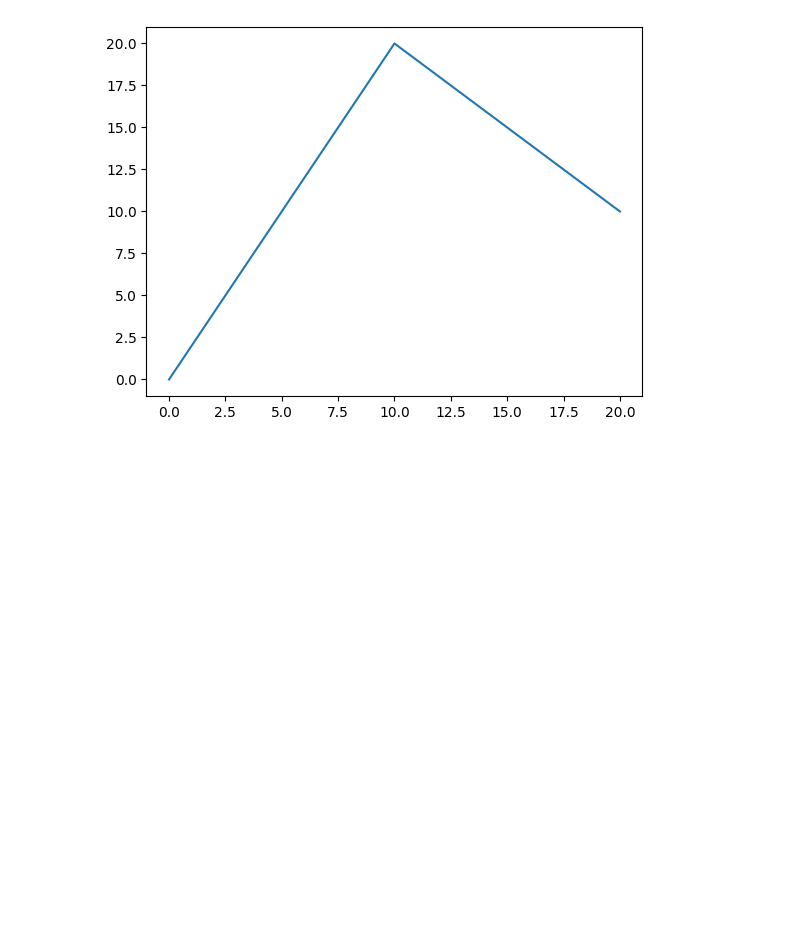
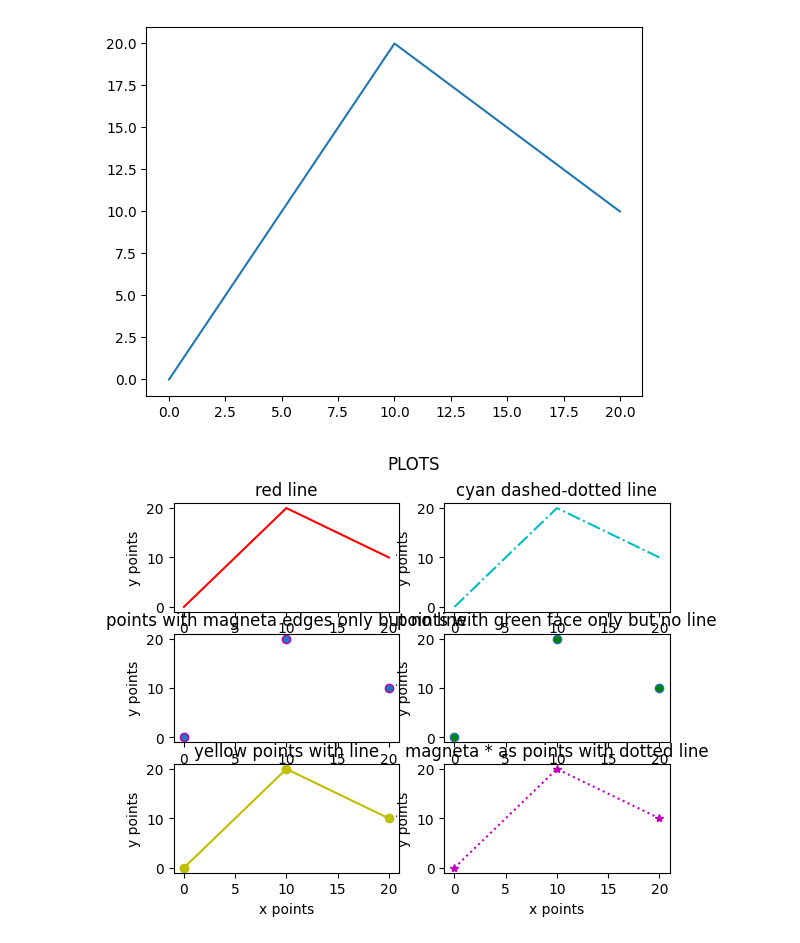
Before and after one commit to TaRa1999R/Data_Science, a Jupyter notebook: assignment36/3_matplotlib.ipynb, the cells around one changed output. Cells and saved outputs as stored; diff of their text form; code cells hidden in the pictures; blank space fills up the shorter version.

```diff
--- a/assignment36/3_matplotlib.ipynb
+++ b/assignment36/3_matplotlib.ipynb
@@ -13,38 +13,40 @@ plt.show ()
 plt.subplot (3 , 2 , 1)
 plt.plot (x , y , color = 'red')
 plt.xlabel ('x points')
 plt.ylabel ('y points')
 plt.title ('red line')
 
 plt.subplot (3 , 2 , 2)
 plt.plot (x , y , '-.' ,color = 'c')
 plt.xlabel ('x points')
 plt.ylabel ('y points')
 plt.title ('cyan dashed-dotted line')
 
 plt.subplot (3 , 2 , 3)
-plt.plot (x , y , 'o' , )
+plt.plot (x , y , 'o' , mec = 'm' )
 plt.xlabel ('x points')
 plt.ylabel ('y points')
-plt.title ('red line')
+plt.title ('points with magneta edges only but no line')
 
 plt.subplot (3 , 2 , 4)
-plt.plot (x , y , color = 'red')
+plt.plot (x , y , 'o' , mfc = 'g')
 plt.xlabel ('x points')
 plt.ylabel ('y points')
-plt.title ('red line')
+plt.title ('points with green face only but no line')
 
 plt.subplot (3 , 2 , 5)
-plt.plot (x , y , color = 'red')
+plt.plot (x , y , marker = 'o' , c = 'y')
 plt.xlabel ('x points')
 plt.ylabel ('y points')
-plt.title ('red line')
+plt.title ('yellow points with line')
 
 plt.subplot (3 , 2 , 6)
-plt.plot (x , y , color = 'red')
+plt.plot (x , y , '*:m')
 plt.xlabel ('x points')
 plt.ylabel ('y points')
-plt.title ('red line')
+plt.title ('magneta * as points with dotted line')
 
 plt.suptitle ('PLOTS')
 plt.show ()
+# %% [output]
+[figure, added]
```
